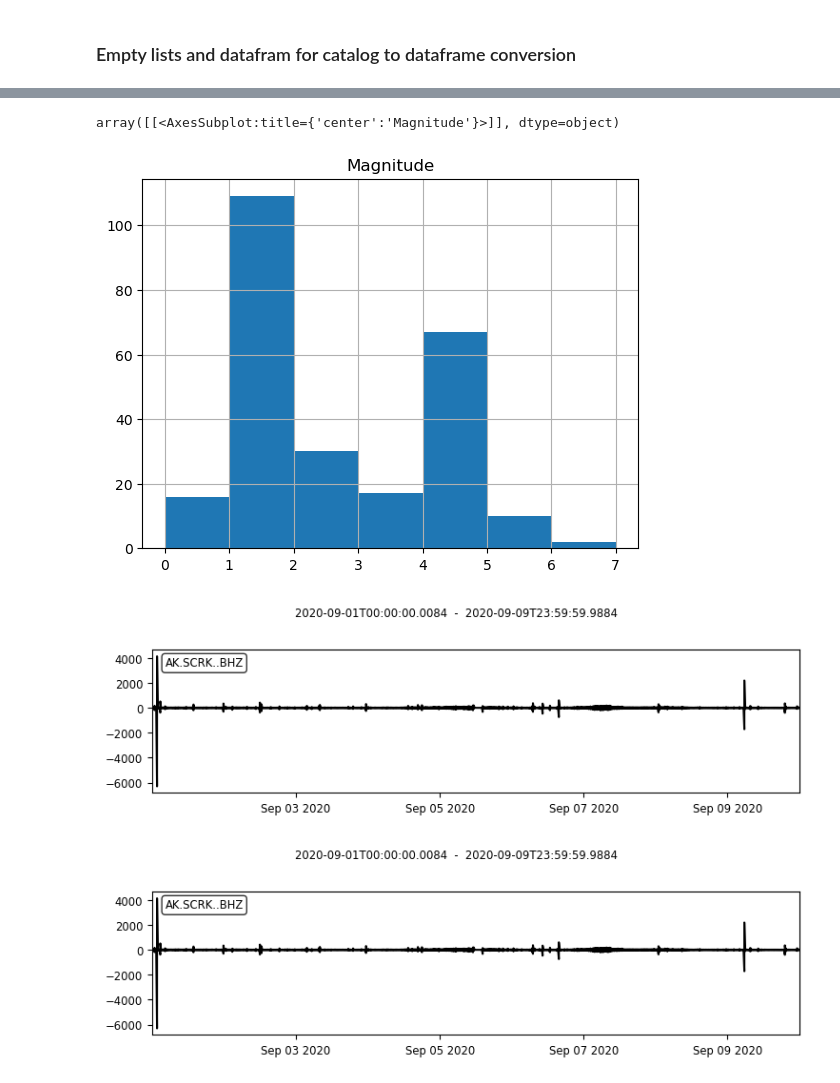
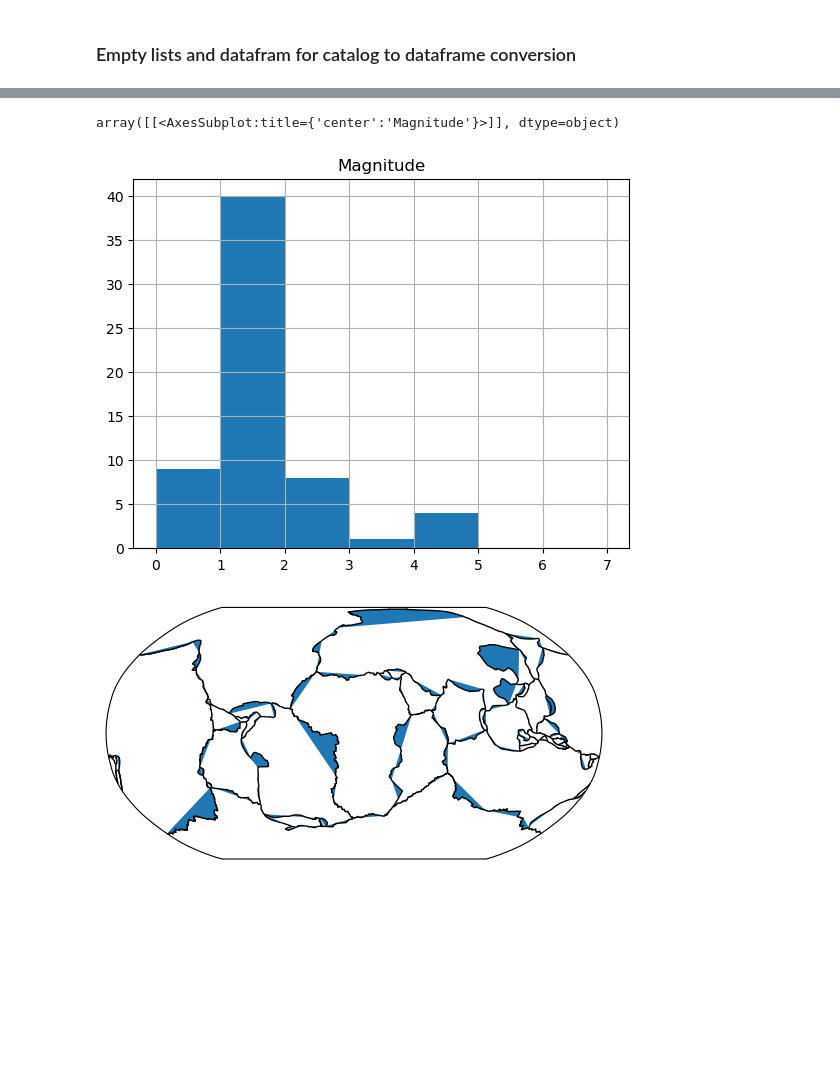
Before and after one commit to iganache/venusquakes, a Jupyter notebook: Tian_event_types.ipynb, the cells around one changed output, grey strips where cells are left out. Saved outputs shown, nothing was run; the diff lists cells and outputs as text; code cells hidden in the pictures; blank space fills up the shorter version.

```diff
--- a/Tian_event_types.ipynb
+++ b/Tian_event_types.ipynb
@@ -107,11 +124,40 @@ catalog_df = pd.DataFrame({'Latitude':lat,'Londitude':lon,'Depth':dep,
 # %%
-catalog_df.hist(column="Magnitude", bins = [0,1,2,3,4,5,6,7])
+intraplate_catalog_df = pd.read_csv("SCRK_events_intraplate.csv")
+intraplate_catalog_df.hist(column="Magnitude", bins = [0,1,2,3,4,5,6,7])
 # %% [output]
 array([[<AxesSubplot:title={'center':'Magnitude'}>]], dtype=object)
-[figure, old version]
+[figure, new version]
 # %%
-st.plot()
+bufferDist = 20
+
+infile = "plate_boundaries/PB2002_boundaries.shp"
+# outbuffer = "plate_boundaries/buffer_PB2002_boundaries.shp"
+
+# inds = ogr.Open(infile)
+# inlyr = inds.GetLayer()
+
+# shpdriver = ogr.GetDriverByName('ESRI Shapefile')
+# if os.path.exists(outbuffer):
+#     shpdriver.DeleteDataSource(outbuffer)
+# outputBufferds = shpdriver.CreateDataSource(outbuffer)
+# bufferlyr = outputBufferds.CreateLayer(outbuffer, geom_type=ogr.wkbPolygon)
+# featureDefn = bufferlyr.GetLayerDefn()
+
+
+# for feature in inlyr:
+#     ingeom = feature.GetGeometryRef()
+#     geomBuffer = ingeom.Buffer(bufferDist)
+
+#     outFeature = ogr.Feature(featureDefn)
+#     outFeature.SetGeometry(geomBuffer)
+#     bufferlyr.CreateFeature(outFeature)
+#     outFeature = None
+
+ax = plt.axes(projection=ccrs.Robinson())
+shape_feature = ShapelyFeature(Reader(infile).geometries(),
+                                ccrs.PlateCarree(), edgecolor='black')
+ax.add_feature(shape_feature)
+plt.show()
 # %% [output]
-[figure, old version]
+[figure, new version]
-[figure, removed]
 # %%
```
Also changed, not shown: parts of 19 cells of this notebook, 1 other file.
